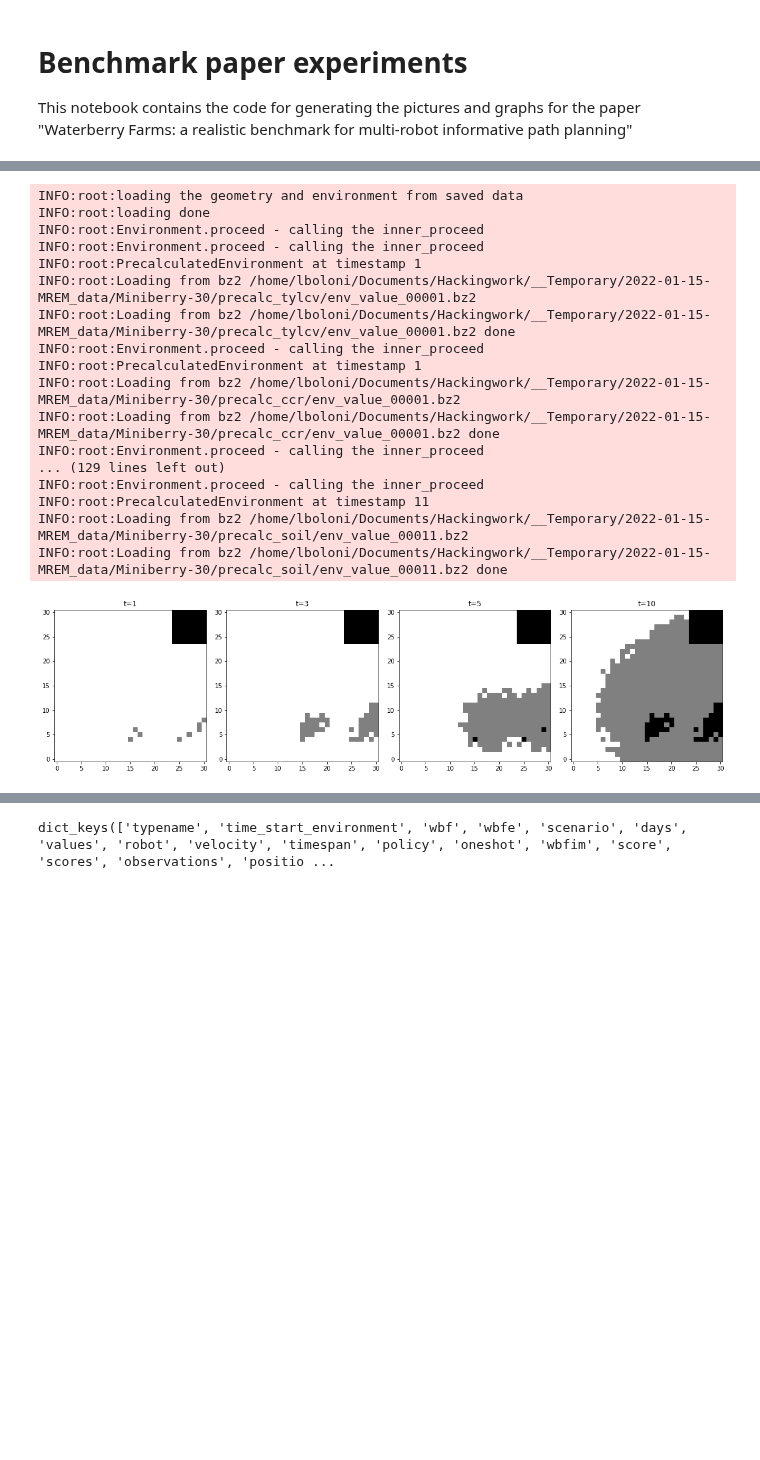
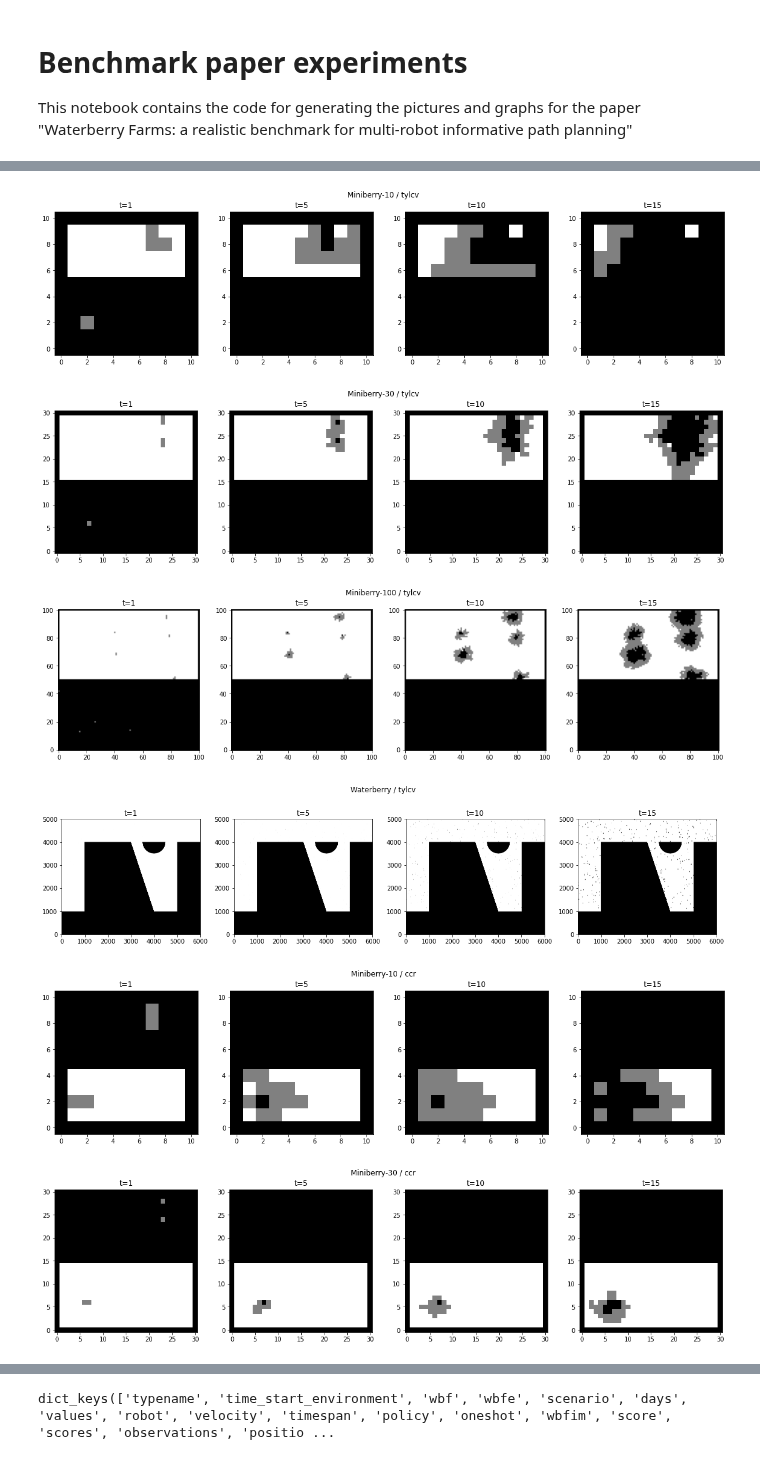
Before and after one commit to lboloni/WaterberryFarms, a Jupyter notebook: notebooks/BenchmarkPaper-experiments.ipynb, the cells around one changed output, grey strips where cells are left out. Drawn from its saved outputs; the diff is of its cells as text; code cells hidden in the pictures; blank space fills up the shorter version.

```diff
--- a/notebooks/BenchmarkPaper-experiments.ipynb
+++ b/notebooks/BenchmarkPaper-experiments.ipynb
@@ -49,0 +172,13 @@ Note that this should use the pre-saved versions
+# %%
+typenames = ["Miniberry-10", "Miniberry-30", "Miniberry-100", "Waterberry"]
+timepoints = [1, 3, 5, 10]
+# typename = "Miniberry-10"
+
+for typename in typenames:
+    _, wbfe, _ = create_wbfe(saved = True, wbf_prec = None, typename = typename)
+    geom = wbfe.geometry
+    fig, ax = plt.subplots(1, figsize=(5,4))
+    wbfe.geometry.visualize(ax)
+    fig.tight_layout()
+    plt.savefig(pathlib.Path(benchmark_dir, f"geometry_{typename}.pdf"))
+    plt.savefig(pathlib.Path(benchmark_dir, f"geometry_{typename}.jpg"))
@@ -50,35 +196,33 @@ Note that this should use the pre-saved versions
 # %%
-#timepoints = [0, 10, 20, 30]
-timepoints = [1, 3, 5, 10]
-# typename = "Miniberry-10"
-typename = "Miniberry-30"
-_, wbfe, _ = create_wbfe(saved = True, wbf_prec = None, typename = typename)
-fig, axs = plt.subplots(1, len(timepoints), figsize = (4 * len(timepoints), 4))
-ntt = 0
-for t in range(timepoints[-1]+1):
-    if t >= timepoints[ntt]:
-        axs[ntt].imshow(wbfe.tylcv.value.T, vmin=0, vmax=1, cmap="gray", origin="lower")
-        axs[ntt].set_title(f"t={timepoints[ntt]}")
-        ntt = ntt + 1
-    wbfe.proceed()
-fig.tight_layout()
-plt.savefig(pathlib.Path(benchmark_dir, f"{typename}-env-dynamics.pdf"))
+typenames = ["Miniberry-10", "Miniberry-30", "Miniberry-100", "Waterberry"]
+values = ["tylcv", "ccr", "soil"]
+timepoints = [1, 5, 10, 15]
+
+for value in values:
+    for typename in typenames:
+        _, wbfe, _ = create_wbfe(saved = True, wbf_prec = None, typename = typename)
+        fig, axs = plt.subplots(1, len(timepoints), figsize = (4 * len(timepoints), 4))
+        fig.suptitle(f"{typename} / {value}")
+        ntt = 0
+        for t in range(timepoints[-1]+1):
+            if t >= timepoints[ntt]:
+                if value == "tylcv":
+                    val = wbfe.tylcv.value
+                elif value == "ccr":
+                    val = wbfe.ccr.value
+                elif value == "soil":
+                    val = wbfe.soil.value
+                axs[ntt].imshow(val.T, vmin=0, vmax=1, cmap="gray", origin="lower")
+                axs[ntt].set_title(f"t={timepoints[ntt]}")
+                ntt = ntt + 1
+            wbfe.proceed()
+        fig.tight_layout()
+        plt.savefig(pathlib.Path(benchmark_dir, f"env-dynamics-{typename}-{value}.pdf"))
+        plt.savefig(pathlib.Path(benchmark_dir, f"env-dynamics-{typename}-{value}.jpg"))
 # %% [output]
-INFO:root:loading the geometry and environment from saved data
-INFO:root:loading done
-INFO:root:Environment.proceed - calling the inner_proceed
-INFO:root:Environment.proceed - calling the inner_proceed
-INFO:root:PrecalculatedEnvironment at timestamp 1
-INFO:root:Loading from bz2 /home/lboloni/Documents/Hackingwork/__Temporary/2022-01-15-MREM_data/Miniberry-30/precalc_tylcv/env_value_00001.bz2
-INFO:root:Loading from bz2 /home/lboloni/Documents/Hackingwork/__Temporary/2022-01-15-MREM_data/Miniberry-30/precalc_tylcv/env_value_00001.bz2 done
-INFO:root:Environment.proceed - calling the inner_proceed
-INFO:root:PrecalculatedEnvironment at timestamp 1
-INFO:root:Loading from bz2 /home/lboloni/Documents/Hackingwork/__Temporary/2022-01-15-MREM_data/Miniberry-30/precalc_ccr/env_value_00001.bz2
-INFO:root:Loading from bz2 /home/lboloni/Documents/Hackingwork/__Temporary/2022-01-15-MREM_data/Miniberry-30/precalc_ccr/env_value_00001.bz2 done
-INFO:root:Environment.proceed - calling the inner_proceed
-... (129 lines left out)
-INFO:root:Environment.proceed - calling the inner_proceed
-INFO:root:PrecalculatedEnvironment at timestamp 11
-INFO:root:Loading from bz2 /home/lboloni/Documents/Hackingwork/__Temporary/2022-01-15-MREM_data/Miniberry-30/precalc_soil/env_value_00011.bz2
-INFO:root:Loading from bz2 /home/lboloni/Documents/Hackingwork/__Temporary/2022-01-15-MREM_data/Miniberry-30/precalc_soil/env_value_00011.bz2 done
-[figure, old version]
+[figure, new version]
+[figure, added]
+[figure, added]
+[figure, added]
+[figure, added]
+[figure, added]
```
Also changed, not shown: parts of 25 cells of this notebook, 11 other files.
